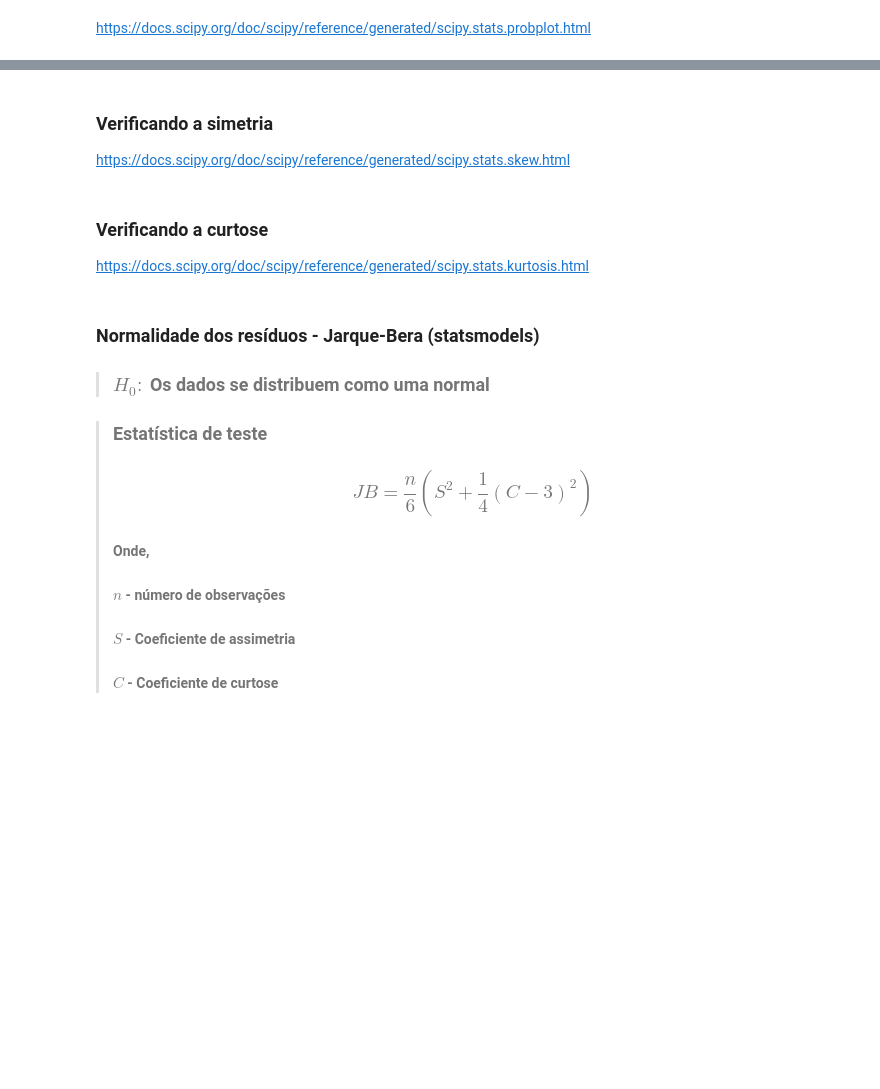
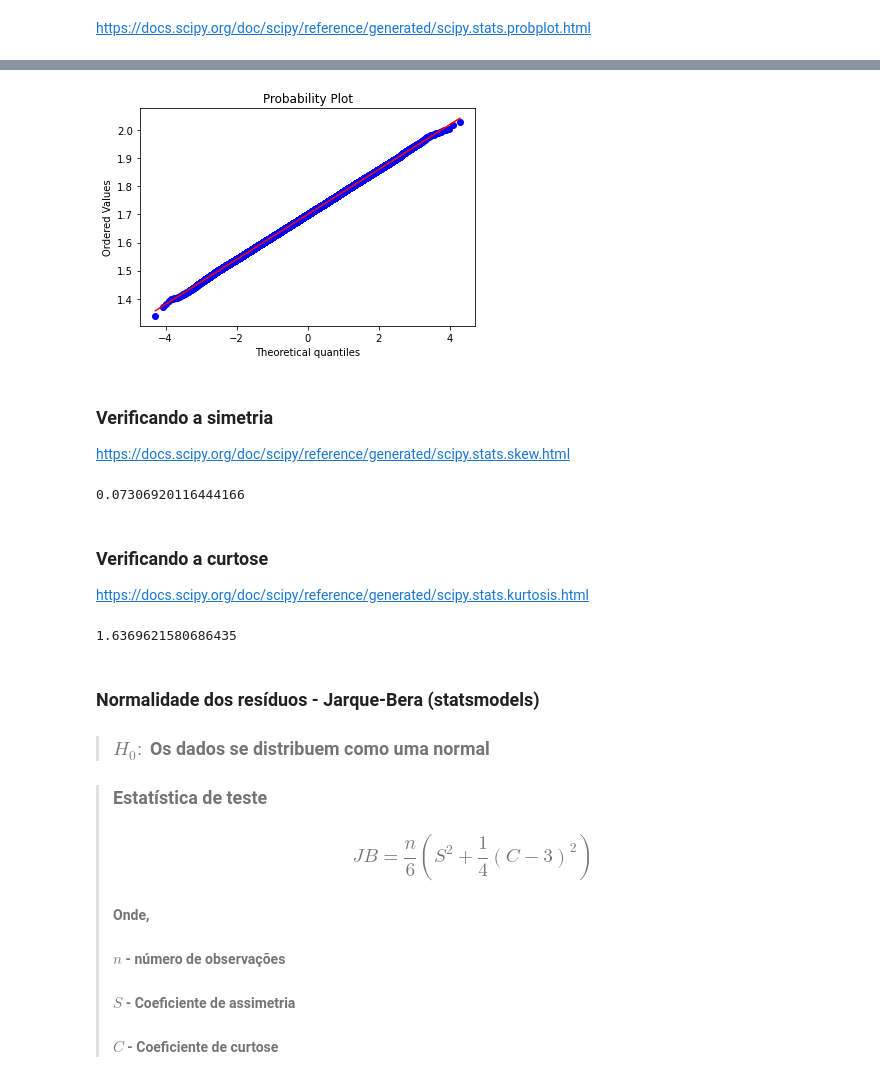
Before and after one commit to wiliands/estatistica_python, a Jupyter notebook: 05 - Correlacao_Regressao/Curso_de_Estatística_Parte_4.ipynb, the cells around one changed output, grey strips where cells are left out. Saved outputs shown, nothing was run; the diff lists cells and outputs as text; code cells hidden in the pictures; blank space fills up the shorter version.

```diff
--- a/05 - Correlacao_Regressao/Curso_de_Estatística_Parte_4.ipynb
+++ b/05 - Correlacao_Regressao/Curso_de_Estatística_Parte_4.ipynb
@@ -1331,11 +1374,29 @@ https://docs.scipy.org/doc/scipy/reference/generated/scipy.stats.probplot.html
+# %%
+(_, (_, _, _)) = probplot(dados.Altura, plot=plt)
+# %% [output]
+[figure, added]
 # %% [markdown]
 ### Verificando a simetria
 
 https://docs.scipy.org/doc/scipy/reference/generated/scipy.stats.skew.html
+# %%
+from scipy.stats import skew
+
+S = skew(dataset.Residuos)
+S
+# %% [output]
+0.07306920116444166
 # %% [markdown]
 ### Verificando a curtose
 
 https://docs.scipy.org/doc/scipy/reference/generated/scipy.stats.kurtosis.html
+# %%
+from scipy.stats import kurtosis
+
+C = 3 + kurtosis(dataset.Residuos)
+C
+# %% [output]
+1.6369621580686435
 # %% [markdown]
 ### Normalidade dos resíduos - Jarque-Bera (statsmodels)
 
```
Also changed, not shown: parts of 14 cells of this notebook, 2 other files.
